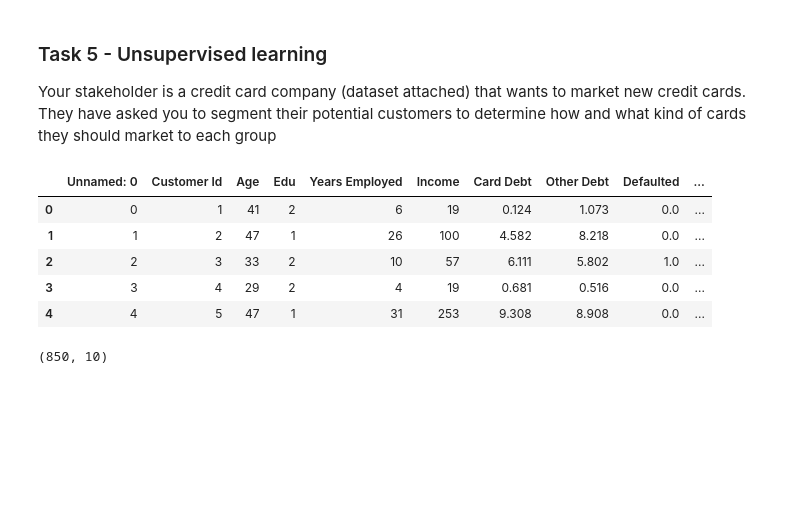
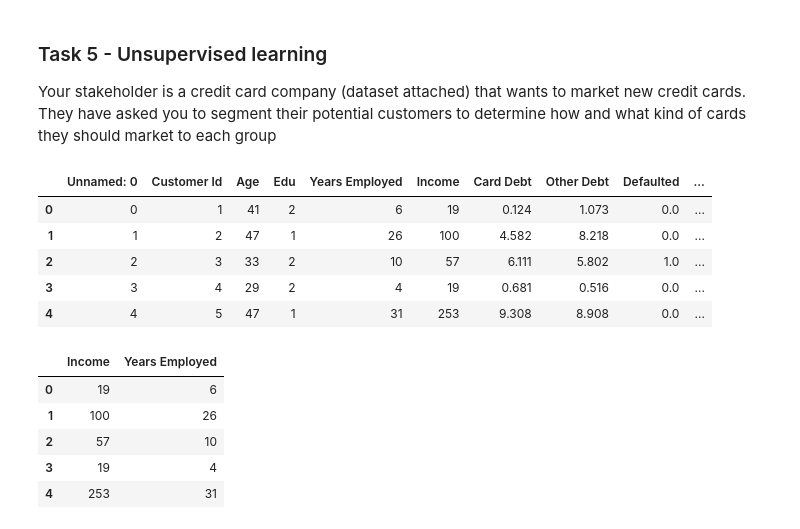
Before and after one commit to ayebaishmo/Loan_ML, a Jupyter notebook: Ayebazibwe_Ishmael.ipynb, the cells around one changed output. Cells and saved outputs as stored; diff of their text form; code cells hidden in the pictures; blank space fills up the shorter version.

```diff
--- a/Ayebazibwe_Ishmael.ipynb
+++ b/Ayebazibwe_Ishmael.ipynb
@@ -1160,7 +1162,3 @@ df.head()
 | 2 | 2 | 3 | 33 | 2 | 10 | 57 | 6.111 | 5.802 | 1.0 | ... |
 | 3 | 3 | 4 | 29 | 2 | 4 | 19 | 0.681 | 0.516 | 0.0 | ... |
 | 4 | 4 | 5 | 47 | 1 | 31 | 253 | 9.308 | 8.908 | 0.0 | ... |
-# %%
-df.shape
-# %% [output]
-(850, 10)
@@ -1166,0 +1171,9 @@ df.shape
+# %%
+df.head()
+# %% [output]
+|  | Income | Years Employed |
+| 0 | 19 | 6 |
+| 1 | 100 | 26 |
+| 2 | 57 | 10 |
+| 3 | 19 | 4 |
+| 4 | 253 | 31 |
```
Also changed, not shown: parts of 6 cells of this notebook.
